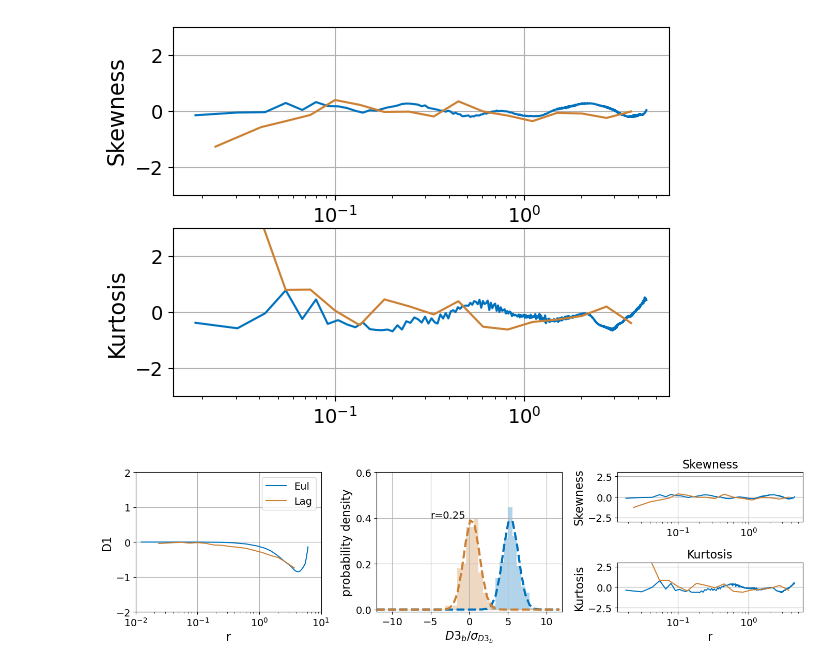
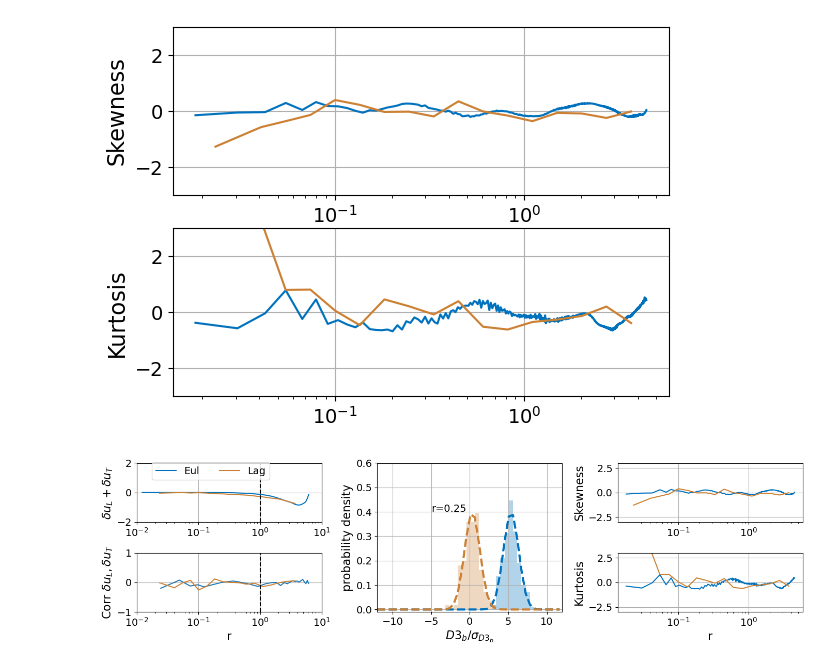
Before and after one commit to zsm1-hub/China_Israel, a Jupyter notebook: Fig6_Guassian_hit2d.ipynb, the cells around one changed output. Cells and saved outputs as stored; diff of their text form; code cells hidden in the pictures.

```diff
--- a/Fig6_Guassian_hit2d.ipynb
+++ b/Fig6_Guassian_hit2d.ipynb
@@ -376,6 +409,17 @@ dist_axis.shape,sf3.shape
 DA=sio.loadmat('/meddy/simingzhang/Data/Figure_SF3/SF1_E_hit.mat')
 SF1=np.squeeze(DA['SF1'])
 R_check=np.squeeze(DA['R_check'])
+# %%
+data=sio.loadmat('/meddy/simingzhang/Data/Parcels_data/HIT2d_rough/HIT2d_pars_P62500T150timeavg2_sf1.mat')
+sf1l=data['SF1l_time'].T
+sf1t=data['SF1t_time'].T
+dist_axis=np.squeeze(data['dist_axis'])
+corr_L=temporal_correlation_per_scale(sf1l, sf1t)
+
+da=sio.loadmat('/meddy/simingzhang/Data/Figure_SF3/HIT2d_corr_E.mat')
+SF1_L_check=np.squeeze(da['SF1_L_check'])
+SF1_T_check=np.squeeze(da['SF1_T_check'])
+corr=temporal_correlation_per_scale(SF1_L_check, SF1_T_check)
 # %%
 plt.semilogx(R_check,SF1,color=colorsmap[0],label='Eul')
 plt.semilogx(dist_axis,sf1,color=(0.8, 0.5, 0.2),label='Lag')
@@ -462,15 +506,28 @@ fig = plt.figure(figsize=(14, 4))
 gs = fig.add_gridspec(2, 3)
 
 # 第一个子图：D1结构函数（占据第一行前两列）
-ax1 = fig.add_subplot(gs[0:2, 0])  # 第一行，前两列合并
+ax1 = fig.add_subplot(gs[0:1, 0])
 ax1.semilogx(R_check, SF1, color=colorsmap[0], label='Eul')
 ax1.semilogx(dist_axis, sf1, color=(0.8, 0.5, 0.2), label='Lag')
 ax1.set_ylim([-2, 2])
+ax1.plot([1e0,1e0],[-2,2],color='k',linestyle='--')
 ax1.set_xlim([1e-2, 1e1])
 ax1.grid(True)
-ax1.set_ylabel(r'D1')
-ax1.set_xlabel(r'r')
-ax1.legend()
+ax1.set_ylabel(r'$\delta u_{L}+ \delta u_{T}$')
+# ax1.set_xlabel(r'r')
+# ax1.legend()
+ax1.legend(loc='upper center', bbox_to_anchor=(0.4, 1.10), ncol=2)  # 移到上方
+
+
+ax11 = fig.add_subplot(gs[1:2, 0])
+ax11.semilogx(R_check,corr)
+ax11.semilogx(dist_axis,corr_L,color=(0.8, 0.5, 0.2))
+ax11.plot([1e0,1e0],[-1,1],color='k',linestyle='--')
+ax11.set_ylim(([-1,1]))
+ax11.set_xlim(([1e-2,1e1]))
+ax11.grid(True)
+ax11.set_ylabel(r'Corr $\delta u_{L}, \delta u_{T}$')
+ax11.set_xlabel(r'r')
 
 # 第二个子图：D3概率密度分布（占据第二行前两列）
 ax2 = fig.add_subplot(gs[0:2, 1])  # 第二行，前两列合并
@@ -484,33 +541,33 @@ ax2.set_ylim([-0.01, 0.6])
 ax2.set_xlim([-12, 12])
 ax2.set_xlabel(r'$D3_{b}/\sigma_{D3_{b}}$')
 ax2.set_ylabel(r'probability density')
 ax2.grid(True)
 ax2.text(-5, 0.4, f'r=0.25')
 
 # 第三个子图：偏度（占据第一行第三列）
 ax3 = fig.add_subplot(gs[0, 2])  # 第一行，第三列
 ax3.semilogx(R, skew(SF3, axis=0), linewidth=1.5, color=colorsmap[0], label='Eul')
 ax3.semilogx(dist_axis, skew(sf3, axis=0), linewidth=1.5, color=(0.8, 0.5, 0.2), label='Lag')
 ax3.set_ylim([-3, 3])
 ax3.grid(True)
 ax3.set_ylabel('Skewness')
 # ax3.set_xlabel('r')
-ax3.set_title('Skewness')
+# ax3.set_title('Skewness')
 
 # 第四个子图：峰度（占据第二行第三列）
 ax4 = fig.add_subplot(gs[1, 2])  # 第二行，第三列
 ax4.semilogx(R, kurtosis(SF3, fisher=True, axis=0), linewidth=1.5, color=colorsmap[0], label='Eul')
 ax4.semilogx(dist_axis, kurtosis(sf3, fisher=True, axis=0), linewidth=1.5,
              color=(0.8, 0.5, 0.2), label='Lag')
 ax4.set_ylim([-3, 3])
 ax4.grid(True)
 ax4.set_ylabel('Kurtosis')
 ax4.set_xlabel('r')
-ax4.set_title('Kurtosis')
+# ax4.set_title('Kurtosis')
 
 # 调整子图间距
 plt.tight_layout()
 plt.savefig(f'/meddy/simingzhang/Data/Figure_SF3/fig_stat_hit2d_guassian.png', dpi=300, bbox_inches='tight')
 plt.show()
 # %% [output]
-[figure, old version]
+[figure, new version]
```
Also changed, not shown: parts of 2 cells of this notebook, 4 other files.
